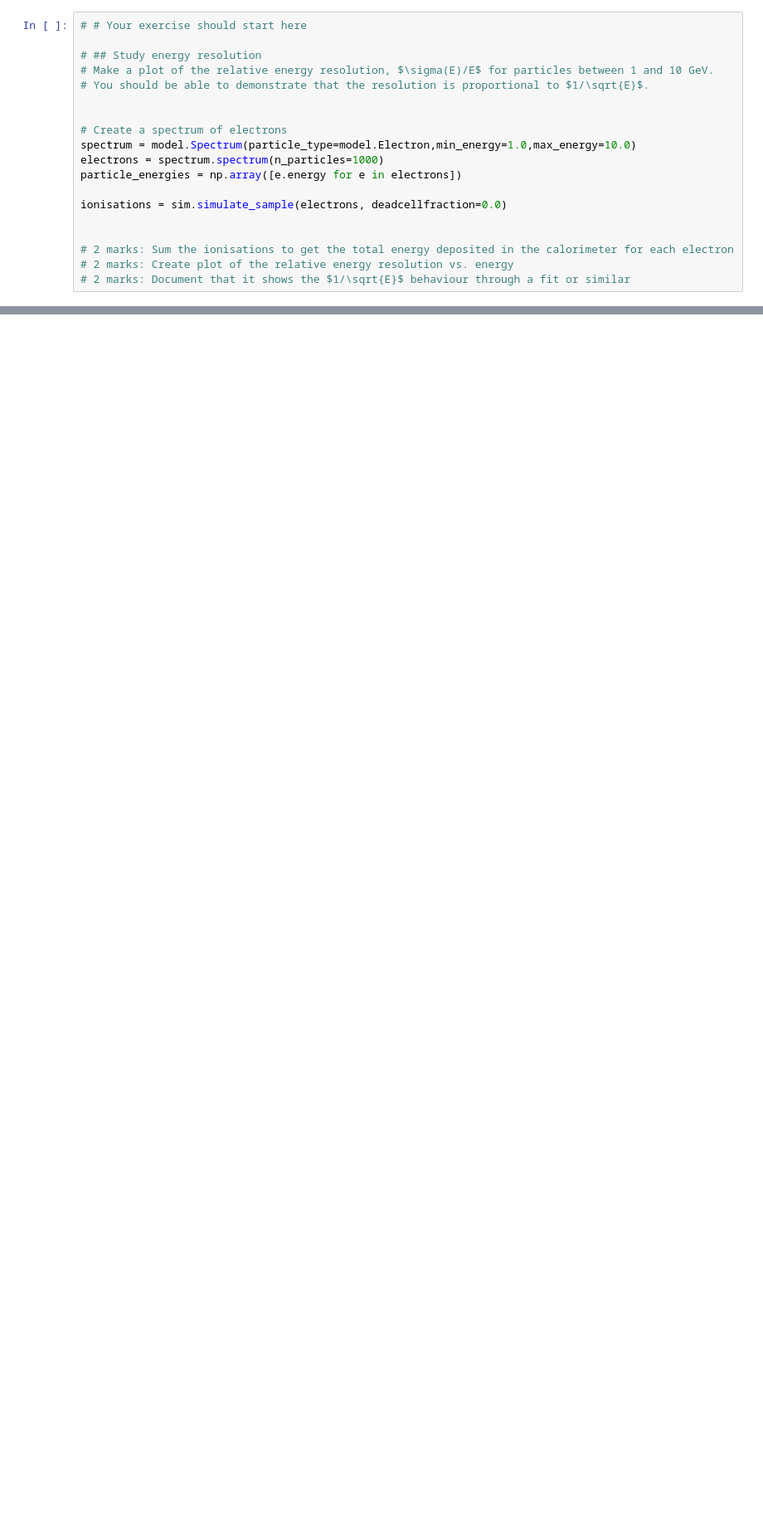
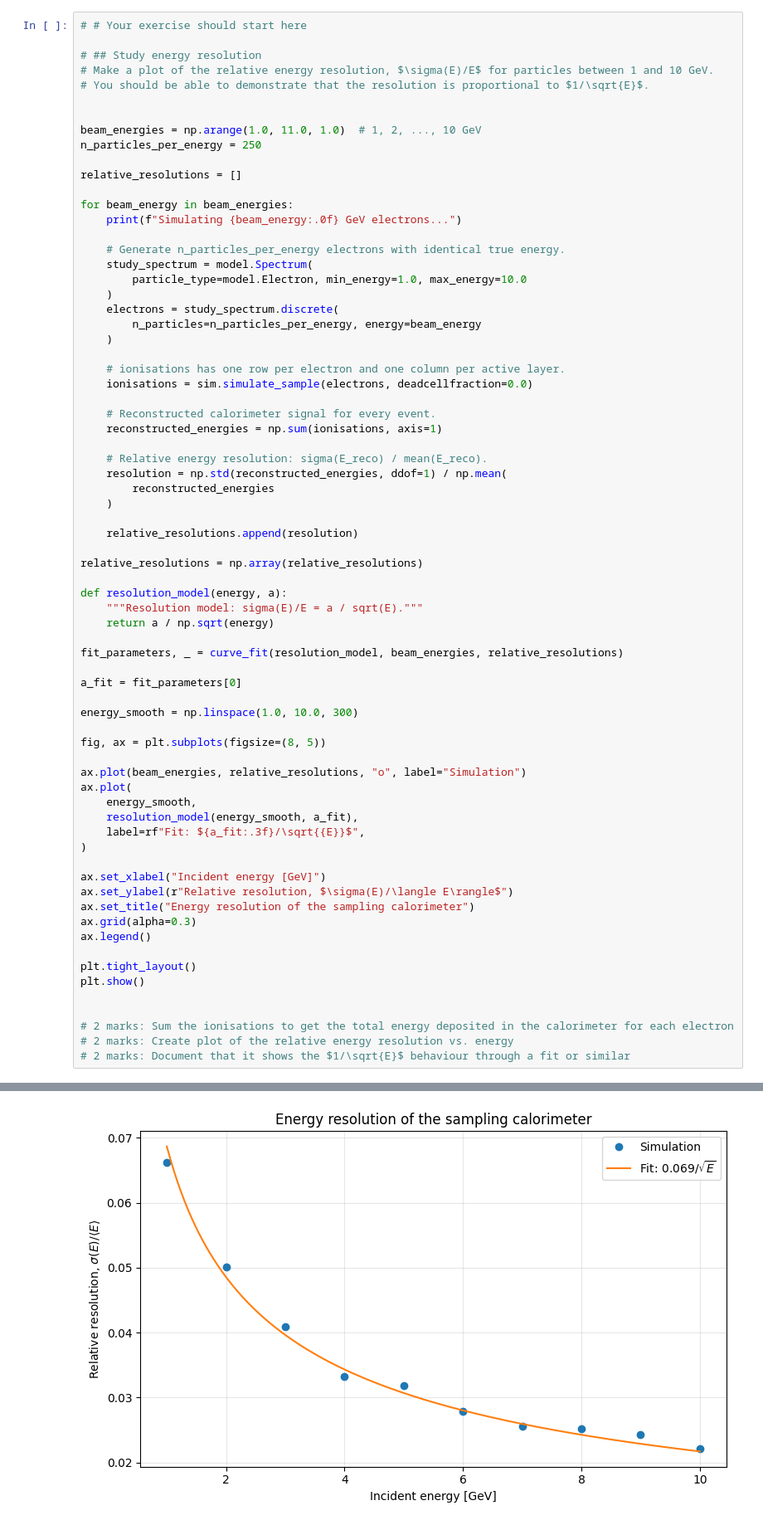
Before and after one commit to kaiheuheu/monashspa, a Jupyter notebook: monashspa/PHS3302/calorimeter/calorimeter.ipynb, the cells around one changed output, grey strips where cells are left out. Shown at 83% size. Cells and saved outputs as stored; diff of their text form; blank space fills up the shorter version.

```diff
--- a/monashspa/PHS3302/calorimeter/calorimeter.ipynb
+++ b/monashspa/PHS3302/calorimeter/calorimeter.ipynb
@@ -84,19 +81,72 @@ Relative resolution is 0.021
-# %%
-# # Your exercise should start here
-
-# ## Study energy resolution
-# Make a plot of the relative energy resolution, $\sigma(E)/E$ for particles between 1 and 10 GeV.
-# You should be able to demonstrate that the resolution is proportional to $1/\sqrt{E}$.
-
-
-# Create a spectrum of electrons
-spectrum = model.Spectrum(particle_type=model.Electron,min_energy=1.0,max_energy=10.0)
-electrons = spectrum.spectrum(n_particles=1000)
-particle_energies = np.array([e.energy for e in electrons])
-
-ionisations = sim.simulate_sample(electrons, deadcellfraction=0.0)
-
-
-# 2 marks: Sum the ionisations to get the total energy deposited in the calorimeter for each electron
-# 2 marks: Create plot of the relative energy resolution vs. energy
-# 2 marks: Document that it shows the $1/\sqrt{E}$ behaviour through a fit or similar
+# %%
+# # Your exercise should start here
+
+# ## Study energy resolution
+# Make a plot of the relative energy resolution, $\sigma(E)/E$ for particles between 1 and 10 GeV.
+# You should be able to demonstrate that the resolution is proportional to $1/\sqrt{E}$.
+
+
+beam_energies = np.arange(1.0, 11.0, 1.0)  # 1, 2, ..., 10 GeV
+n_particles_per_energy = 250
+
+relative_resolutions = []
+
+for beam_energy in beam_energies:
+    print(f"Simulating {beam_energy:.0f} GeV electrons...")
+
+    # Generate n_particles_per_energy electrons with identical true energy.
+    study_spectrum = model.Spectrum(
+        particle_type=model.Electron, min_energy=1.0, max_energy=10.0
+    )
+    electrons = study_spectrum.discrete(
+        n_particles=n_particles_per_energy, energy=beam_energy
+    )
+
+    # ionisations has one row per electron and one column per active layer.
+    ionisations = sim.simulate_sample(electrons, deadcellfraction=0.0)
+
+    # Reconstructed calorimeter signal for every event.
+    reconstructed_energies = np.sum(ionisations, axis=1)
+
+    # Relative energy resolution: sigma(E_reco) / mean(E_reco).
+    resolution = np.std(reconstructed_energies, ddof=1) / np.mean(
+        reconstructed_energies
+    )
+
+    relative_resolutions.append(resolution)
+
+relative_resolutions = np.array(relative_resolutions)
+
+def resolution_model(energy, a):
+    """Resolution model: sigma(E)/E = a / sqrt(E)."""
+    return a / np.sqrt(energy)
+
+fit_parameters, _ = curve_fit(resolution_model, beam_energies, relative_resolutions)
+
+a_fit = fit_parameters[0]
+
+energy_smooth = np.linspace(1.0, 10.0, 300)
+
+fig, ax = plt.subplots(figsize=(8, 5))
+
+ax.plot(beam_energies, relative_resolutions, "o", label="Simulation")
+ax.plot(
+    energy_smooth,
+    resolution_model(energy_smooth, a_fit),
+    label=rf"Fit: ${a_fit:.3f}/\sqrt{{E}}$",
+)
+
+ax.set_xlabel("Incident energy [GeV]")
+ax.set_ylabel(r"Relative resolution, $\sigma(E)/\langle E\rangle$")
+ax.set_title("Energy resolution of the sampling calorimeter")
+ax.grid(alpha=0.3)
+ax.legend()
+
+plt.tight_layout()
+plt.show()
+
+
+# 2 marks: Sum the ionisations to get the total energy deposited in the calorimeter for each electron
+# 2 marks: Create plot of the relative energy resolution vs. energy
+# 2 marks: Document that it shows the $1/\sqrt{E}$ behaviour through a fit or similar
+# %% [output]
@@ -103,3 +163,4 @@ ionisations = sim.simulate_sample(electrons, deadcellfraction=0.0)
+[figure, added]
 # %%
 # ## Noise
 # Modify the code such that when reading out the total ionisation from a layer, a noise term is added.
```
Also changed, not shown: parts of 5 cells of this notebook, 1 other file.
